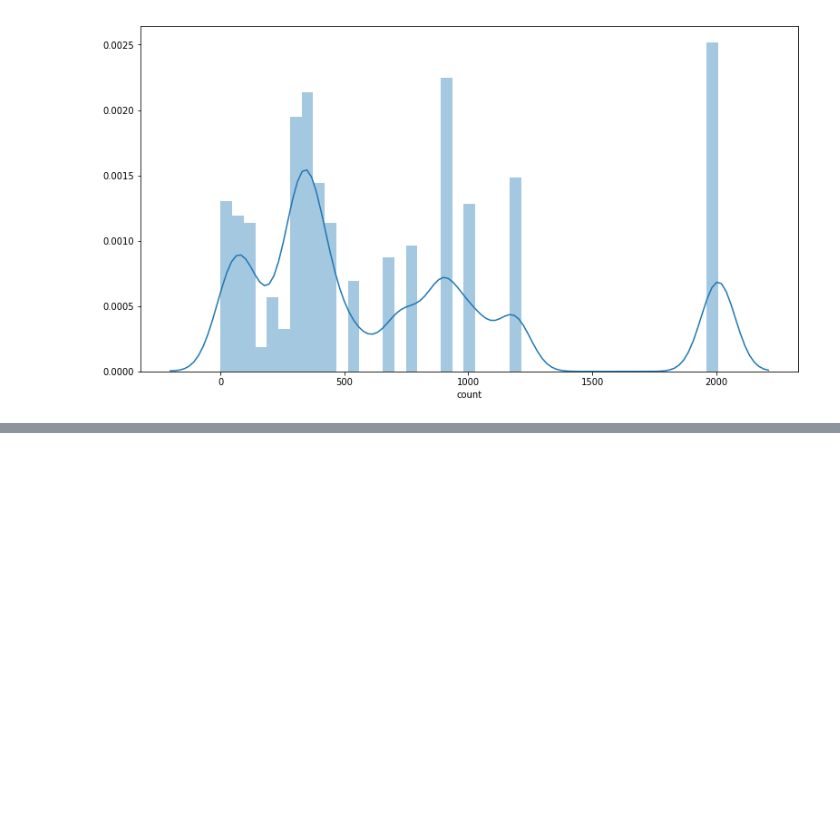
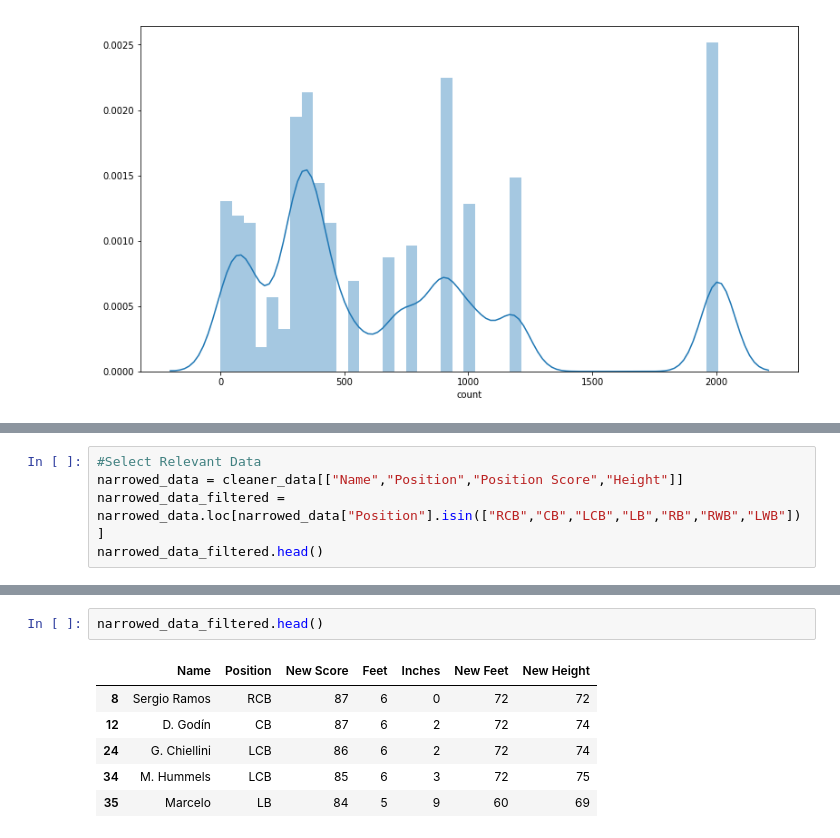
Before and after one commit to nmaize/Project-One_Group5, a Jupyter notebook: FIFA_RESEARCH.ipynb, the cells around one changed output, grey strips where cells are left out. Drawn from its saved outputs; the diff is of its cells as text; blank space fills up the shorter version.

```diff
--- a/FIFA_RESEARCH.ipynb
+++ b/FIFA_RESEARCH.ipynb
@@ -298,0 +330,5 @@ Warnings:
+# %%
+#Select Relevant Data
+narrowed_data = cleaner_data[["Name","Position","Position Score","Height"]]
+narrowed_data_filtered = narrowed_data.loc[narrowed_data["Position"].isin(["RCB","CB","LCB","LB","RB","RWB","LWB"])]
+narrowed_data_filtered.head()
@@ -298,0 +379,9 @@ Warnings:
+# %%
+narrowed_data_filtered.head()
+# %% [output]
+|  | Name | Position | New Score | Feet | Inches | New Feet | New Height |
+| 8 | Sergio Ramos | RCB | 87 | 6 | 0 | 72 | 72 |
+| 12 | D. Godín | CB | 87 | 6 | 2 | 72 | 74 |
+| 24 | G. Chiellini | LCB | 86 | 6 | 2 | 72 | 74 |
+| 34 | M. Hummels | LCB | 85 | 6 | 3 | 72 | 75 |
+| 35 | Marcelo | LB | 84 | 5 | 9 | 60 | 69 |
```
Also changed, not shown: parts of 11 cells of this notebook.
